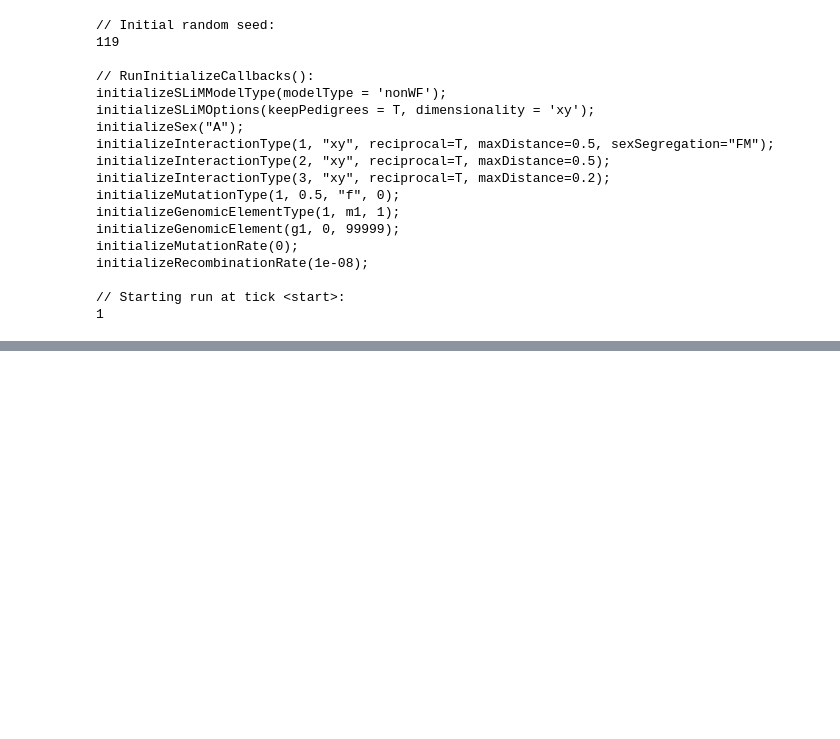
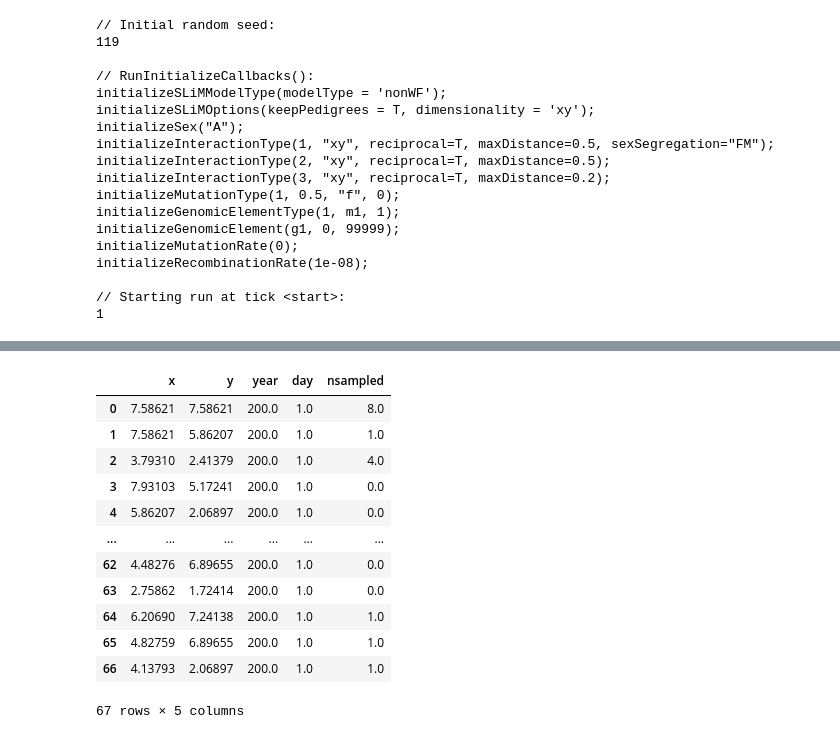
Before and after one commit to giliapatterson/spatial_ckmr, a Jupyter notebook: elephants/elephants.ipynb, the cells around one changed output, grey strips where cells are left out. Drawn from its saved outputs; the diff is of its cells as text; code cells hidden in the pictures; blank space fills up the shorter version.

```diff
--- a/elephants/elephants.ipynb
+++ b/elephants/elephants.ipynb
@@ -147,0 +148,16 @@ sns.scatterplot(spatial_sample_intensity, x='x', y='y', size = 'nsampled')
+# %%
+spatial_sample_intensity
+# %% [output]
+|  | x | y | year | day | nsampled |
+| 0 | 7.58621 | 7.58621 | 200.0 | 1.0 | 8.0 |
+| 1 | 7.58621 | 5.86207 | 200.0 | 1.0 | 1.0 |
+| 2 | 3.79310 | 2.41379 | 200.0 | 1.0 | 4.0 |
+| 3 | 7.93103 | 5.17241 | 200.0 | 1.0 | 0.0 |
+| 4 | 5.86207 | 2.06897 | 200.0 | 1.0 | 0.0 |
+| ... | ... | ... | ... | ... | ... |
+| 62 | 4.48276 | 6.89655 | 200.0 | 1.0 | 0.0 |
+| 63 | 2.75862 | 1.72414 | 200.0 | 1.0 | 0.0 |
+| 64 | 6.20690 | 7.24138 | 200.0 | 1.0 | 1.0 |
+| 65 | 4.82759 | 6.89655 | 200.0 | 1.0 | 1.0 |
+| 66 | 4.13793 | 2.06897 | 200.0 | 1.0 | 1.0 |
+67 rows × 5 columns
```
Also changed, not shown: parts of 6 cells of this notebook, 3 other files.
